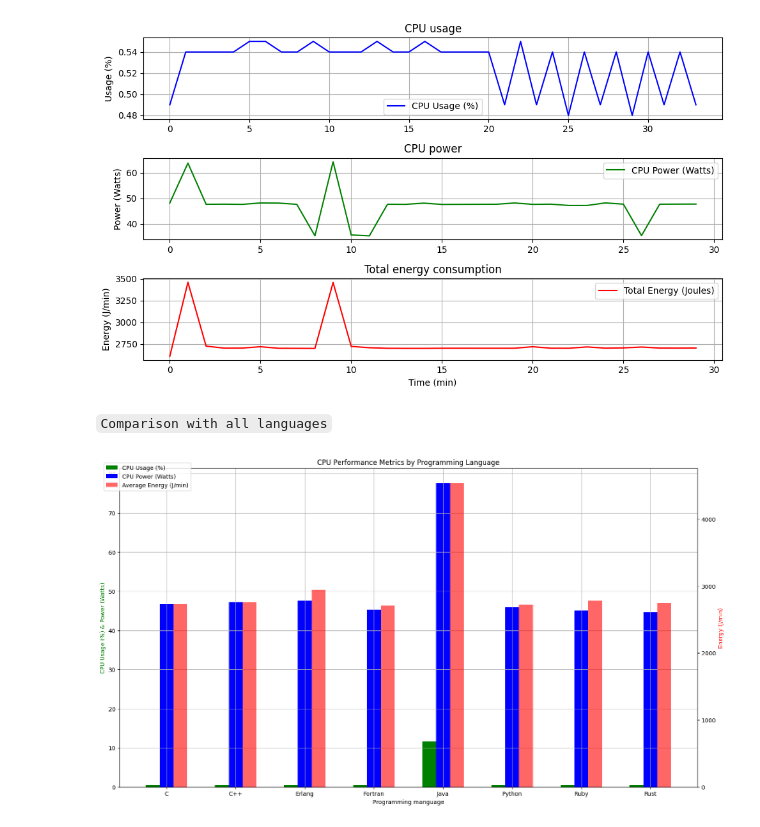
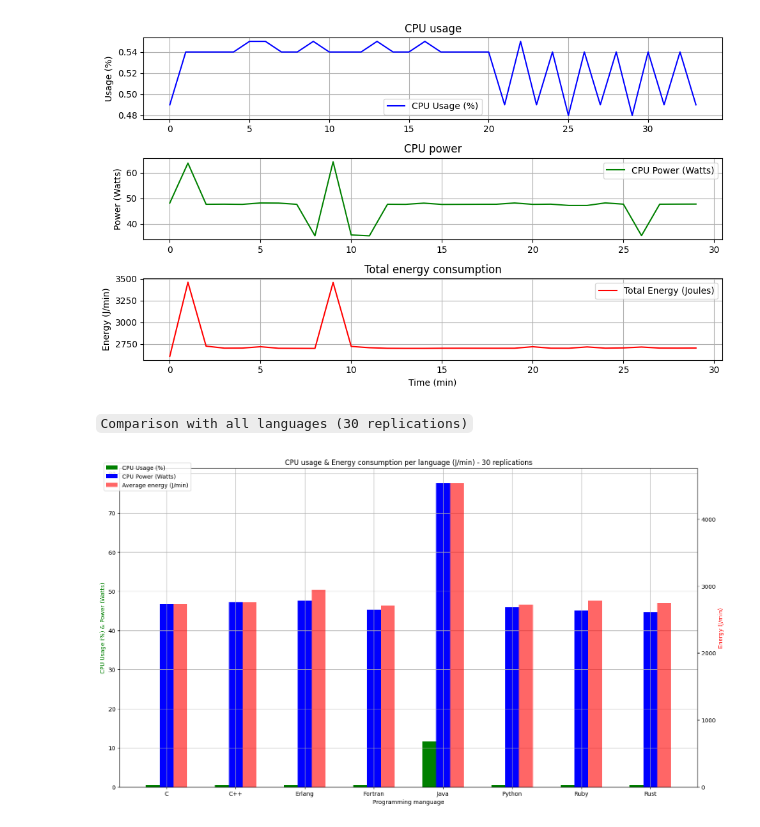
Before and after one commit to reynaldesgr/HPC-Benchmark, a Jupyter notebook: notebook/results.ipynb, the cells around one changed output. Drawn from its saved outputs; the diff is of its cells as text; code cells hidden in the pictures.

Commit message:
Fix title on chart

```diff
--- a/notebook/results.ipynb
+++ b/notebook/results.ipynb
@@ -470,7 +470,7 @@ plt.show()
 # %% [output]
 [figure]
 # %% [markdown]
-``Comparison with all languages``
+``Comparison with all languages (30 replications)``
 # %%
 import matplotlib.pyplot as plt
 import numpy as np
@@ -481,32 +481,32 @@ cpu_usages = [0.52, 0.53, 0.52, 0.53, 11.56, 0.51, 0.52, 0.52]
 cpu_powers = [46.69, 47.22, 47.53, 45.21, 77.56, 45.82, 44.98, 44.62]
 average_energies = [2731.47, 2755.35, 2948.22, 2708.87, 4534.53, 2724.24, 2781.40, 2744.70]
 
 x = np.arange(len(languages))
 width = 0.2
 
 fig, ax1 = plt.subplots(figsize=(18, 10))
 
 # Secondary axis for energies
 ax2 = ax1.twinx()
 
 # Plotting
 ax1.bar(x - width, cpu_usages, width, color='g', label='CPU Usage (%)')
 ax1.bar(x, cpu_powers, width, color='b', label='CPU Power (Watts)')
 ax2.bar(x + width, average_energies, width, color='r', alpha=0.6, label='Average energy (J/min)')
 
 ax1.set_xlabel('Programming manguage')
 ax1.set_ylabel('CPU Usage (%) & Power (Watts)', color='g')
 ax2.set_ylabel('Energy (J/min)', color='r')
-ax1.set_title('CPU Performance Metrics by Programming Language')
+ax1.set_title('CPU usage & Energy consumption per language (J/min) - 30 replications')
 ax1.set_xticks(x)
 ax1.set_xticklabels(languages)
 
 
 fig.legend(loc="upper left", bbox_to_anchor=(0.1, 0.9))
 
 # Grid
 ax1.grid(True)
 
 plt.show()
 # %% [output]
-[figure, old version]
+[figure, new version]
```
